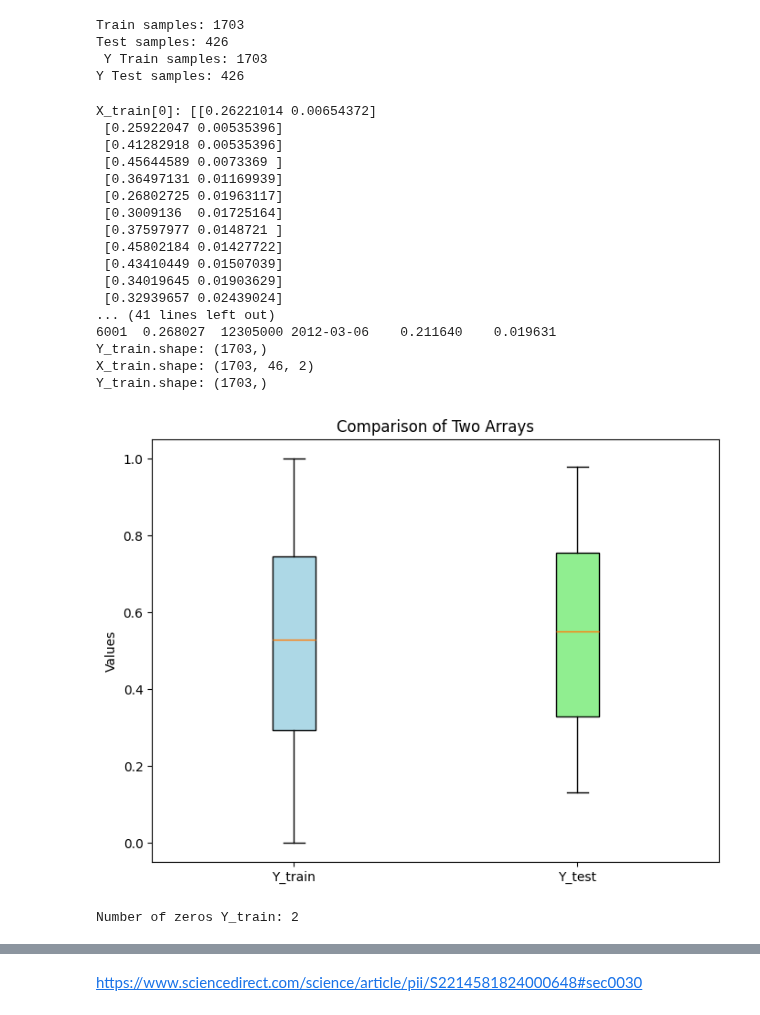
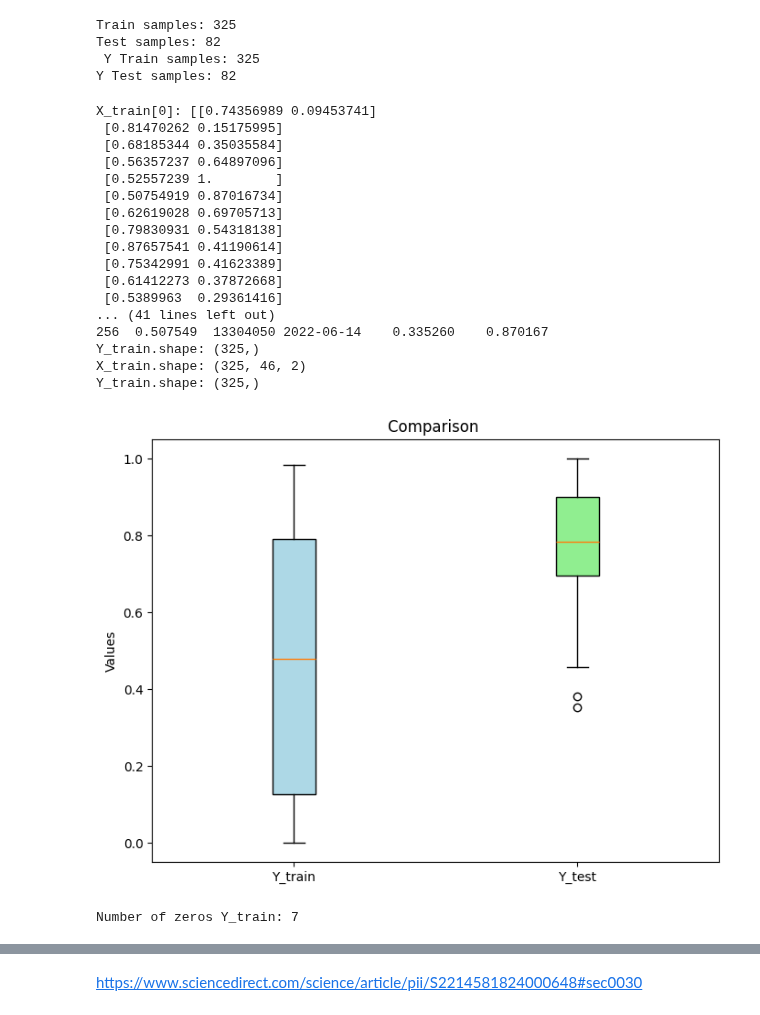
Before and after one commit to th2018/stream_thermal_2025_ms, a Jupyter notebook: LSTM/LSTM_single_station.ipynb, the cells around one changed output, grey strips where cells are left out. Saved outputs shown, nothing was run; the diff lists cells and outputs as text; code cells hidden in the pictures.

```diff
--- a/LSTM/LSTM_single_station.ipynb
+++ b/LSTM/LSTM_single_station.ipynb
@@ -62,7 +63,12 @@ Requirement already satisfied: numpy in /usr/local/lib/python3.11/dist-packages
 startDate = "1995-10-01"
 endDate = "2024-09-30"
 model_site = [
-  '12305000'
+  '13304050'
+  #'13307000' #"13296000"
+  # "13311450"
+   #'13176400' # '13340000'
+    #'13176400'  # '13310800'
+#  '12305000'
   #'12322000' # '13154500'
   #'13317660'#
   # '13340000'
@@ -71,9 +77,11 @@ model_site = [
    #'13311000'
               # '13342500'
             #  '13213000'# not enough data
-#              '13304050'
+#
 
-   #                '13176400'  #'13340000'#'13176400' # #"13311450" # "13296000" '13307000' #
+   #
+    #  #
+   #
 ]
 units_day = 365
 missing_data_threshold = 0.90 *365
@@ -97,10 +105,19 @@ parameterCode = ["00010","00060"  ]
 dailyStreamtemp = nwis.get_dv(sites= model_site
                               , parameterCd=parameterCode, start=startDate, end=endDate)
 dailyStreamtemp_df = pd.DataFrame( dailyStreamtemp[0] )
+
+
+
+
+
 dailyStreamtemp_df = dailyStreamtemp_df.reset_index()
 dailyStreamtemp_df['Date'] = dailyStreamtemp_df['datetime'].dt.date
 dailyStreamtemp_df['Month'] = dailyStreamtemp_df['datetime'].dt.month
 dailyStreamtemp_df['Year'] = dailyStreamtemp_df['datetime'].dt.year
+
+
+dailyStreamtemp_df = dailyStreamtemp_df[ ~( (dailyStreamtemp_df["site_no"]=="13310800") & (dailyStreamtemp_df["Year"] == (2015) ) ) ]
+
 
 shared_url = "https://drive.google.com/file/d/1z9w4rk21CCbbuOjwsru1pgkiOsYgVX6h/view?usp=share_link"
 file_id = shared_url.split('/d/')[1].split('/')[0]
@@ -306,10 +323,10 @@ print(f" Y Train samples: {len(Y_train)}")
 
 print(f"Y Test samples: {len(Y_test)}")
 # %% [output]
-Train samples: 1703
-Test samples: 426
- Y Train samples: 1703
-Y Test samples: 426
+Train samples: 325
+Test samples: 82
+ Y Train samples: 325
+Y Test samples: 82
 # %%
 print("X_train[0]:", X_train[0])
 print("Y_train[0]:", Y_train[0])
@@ -326,58 +343,58 @@ print("Y_train.shape:", Y_train.shape)
 print("X_train.shape:", X_train.shape)
 print("Y_train.shape:", Y_train.shape)
 # %% [output]
-X_train[0]: [[0.26221014 0.00654372]
- [0.25922047 0.00535396]
- [0.41282918 0.00535396]
- [0.45644589 0.0073369 ]
- [0.36497131 0.01169939]
- [0.26802725 0.01963117]
- [0.3009136  0.01725164]
- [0.37597977 0.0148721 ]
- [0.45802184 0.01427722]
- [0.43410449 0.01507039]
- [0.34019645 0.01903629]
- [0.32939657 0.02439024]
+X_train[0]: [[0.74356989 0.09453741]
+ [0.81470262 0.15175995]
+ [0.68185344 0.35035584]
+ [0.56357237 0.64897096]
+ [0.52557239 1.        ]
+ [0.50754919 0.87016734]
+ [0.62619028 0.69705713]
+ [0.79830931 0.54318138]
+ [0.87657541 0.41190614]
+ [0.75342991 0.41623389]
+ [0.61412273 0.37872668]
+ [0.5389963  0.29361416]
 ... (41 lines left out)
-6001  0.268027  12305000 2012-03-06    0.211640    0.019631
-Y_train.shape: (1703,)
-X_train.shape: (1703, 46, 2)
-Y_train.shape: (1703,)
+256  0.507549  13304050 2022-06-14    0.335260    0.870167
+Y_train.shape: (325,)
+X_train.shape: (325, 46, 2)
+Y_train.shape: (325,)
 # %%
 
 
 import matplotlib.pyplot as plt
 import numpy as np  # Only needed if you're creating example data
 
 # Example data (replace with your actual arrays)
 array1 = Y_train
 array2 =  Y_test
 
 # Create a figure and axis
 plt.figure(figsize=(8, 6))
 
 # Create the boxplot
 boxplot = plt.boxplot([array1, array2],
                      patch_artist=True,
                      labels=['Y_train', 'Y_test'])
 
 # Customize colors (optional)
 colors = ['lightblue', 'lightgreen']
 for patch, color in zip(boxplot['boxes'], colors):
     patch.set_facecolor(color)
 
 # Add title and labels
-plt.title('Comparison of Two Arrays')
+plt.title('Comparison ')
 plt.ylabel('Values')
 
 # Show the plot
 plt.show()
 
 num_zeros = Y_train.size - np.count_nonzero(Y_train)
 
 print(f"Number of zeros Y_train: {num_zeros}")
 # %% [output]
-[figure, old version]
+[figure, new version]
-Number of zeros Y_train: 2
+Number of zeros Y_train: 7
 # %%
 # --- 5. Build LSTM Model ---
```
Also changed, not shown: parts of 18 cells of this notebook.
